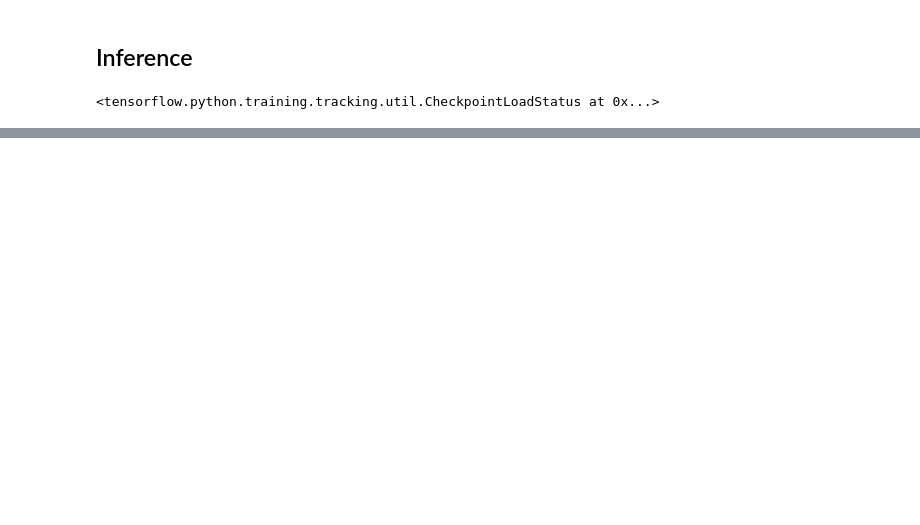
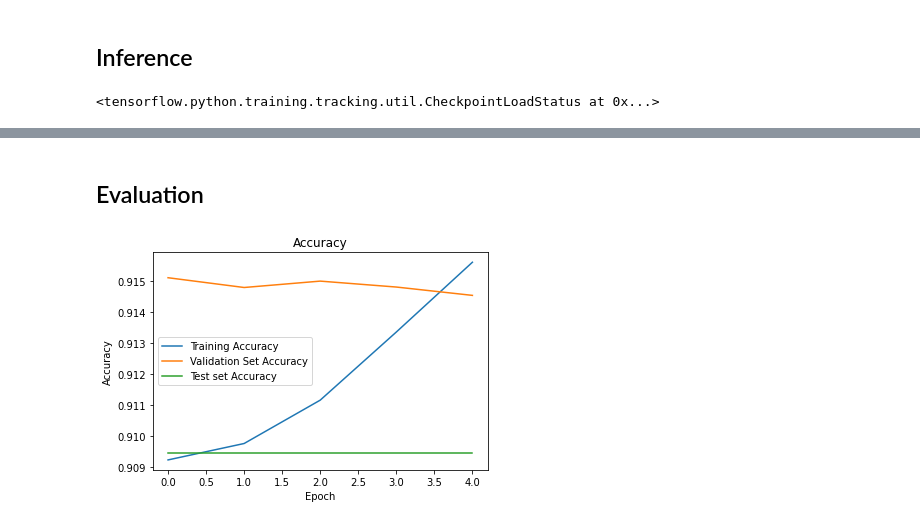
Before and after one commit to Danpollak/Word2Note, a Jupyter notebook: Classification - With Embbedings.ipynb, the cells around one changed output, grey strips where cells are left out. Cells and saved outputs as stored; diff of their text form; code cells hidden in the pictures; blank space fills up the shorter version.

Commit message:
Added Eval Methods

```diff
--- a/Classification - With Embbedings.ipynb
+++ b/Classification - With Embbedings.ipynb
@@ -268,5 +268,9 @@ ________________________________________________________________________________
 # %% [markdown]
 ## Training
+# %%
+class_weight_base = {0 : 1, 1 : 0.0001, 2 : 0.0000001, 3: 0.0001}
+class_weights = {i : 1.5 for i in range(4, number_of_notes)}
+class_weights.update(class_weight_base)
 # %%
 checkpoint_filepath = '/content/checkpoint'
 model_checkpoint_callback = tf.keras.callbacks.ModelCheckpoint(
@@ -280,14 +284,17 @@ early_stop_callback = tf.keras.callbacks.EarlyStopping(
     monitor='val_loss', min_delta=0.0000001, patience=10, verbose=0, mode='min',
     baseline=None, restore_best_weights=False
 )
+# %%
+epochs=5
 # %%
 %%time
 # input to encoder is the feature sentence
 # input to decoder is the hidden and context vector, and feature sentence
 train_metadata = model.fit([features, features, words], labels,
-          batch_size=32,
-          epochs=100,
+          batch_size=256,
+          epochs=epochs,
           validation_split=0.3,
           callbacks=[model_checkpoint_callback],
+          class_weight=class_weights,
           )
 history = train_metadata.history
@@ -336,0 +322,5 @@ print(list(map(lambda x : NoteVocab.index2note[x], labels[instance_id])))
+# %%
+eval_hist = model.evaluate(
+    x=[features_test, features_test, words_test],
+    y=labels_test,
+)
@@ -336,0 +329,17 @@ print(list(map(lambda x : NoteVocab.index2note[x], labels[instance_id])))
+# %% [markdown]
+## Evaluation
+# %%
+plt.plot(history['sparse_categorical_accuracy'], label='Training Accuracy')
+plt.plot(history['val_sparse_categorical_accuracy'], label='Validation Set Accuracy')
+plt.xlabel('Epoch')
+plt.ylabel('Accuracy')
+
+x = np.linspace(0,epochs - 1)
+y = np.full(x.shape, eval_hist[1])
+plt.plot(x, y, label='Test set Accuracy')
+
+plt.title("Accuracy")
+plt.legend()
+plt.show()
+# %% [output]
+[figure, added]
```
Also changed, not shown: parts of 7 cells of this notebook.
